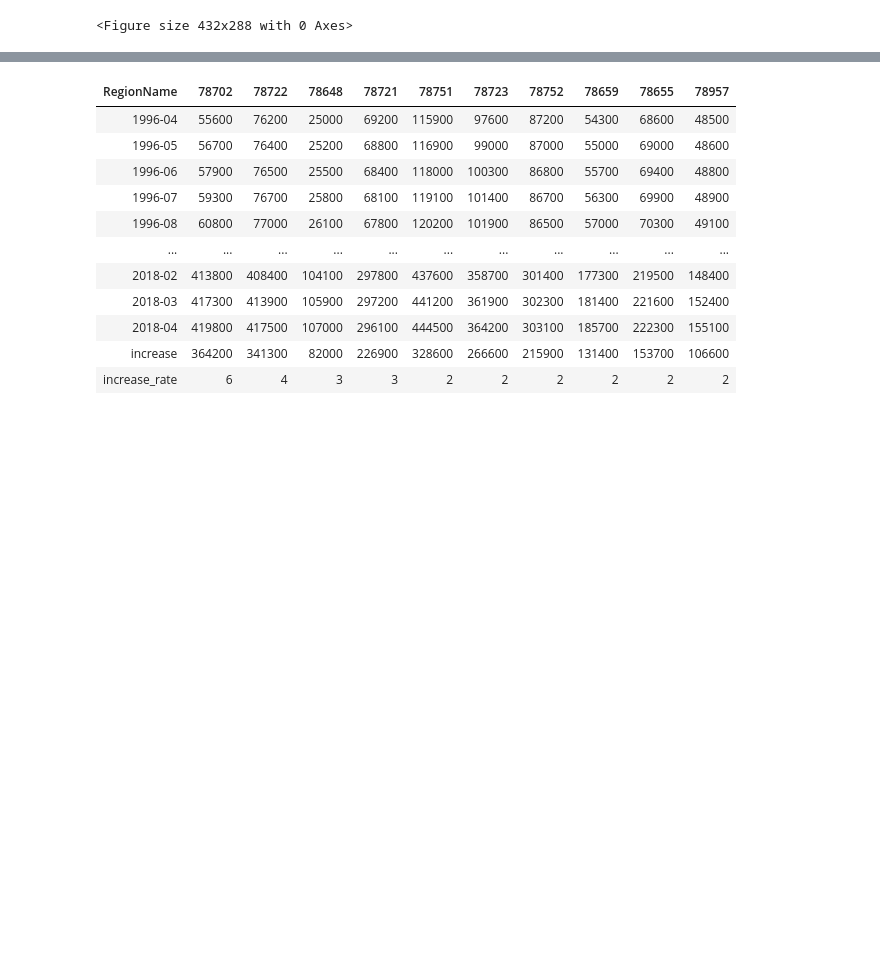
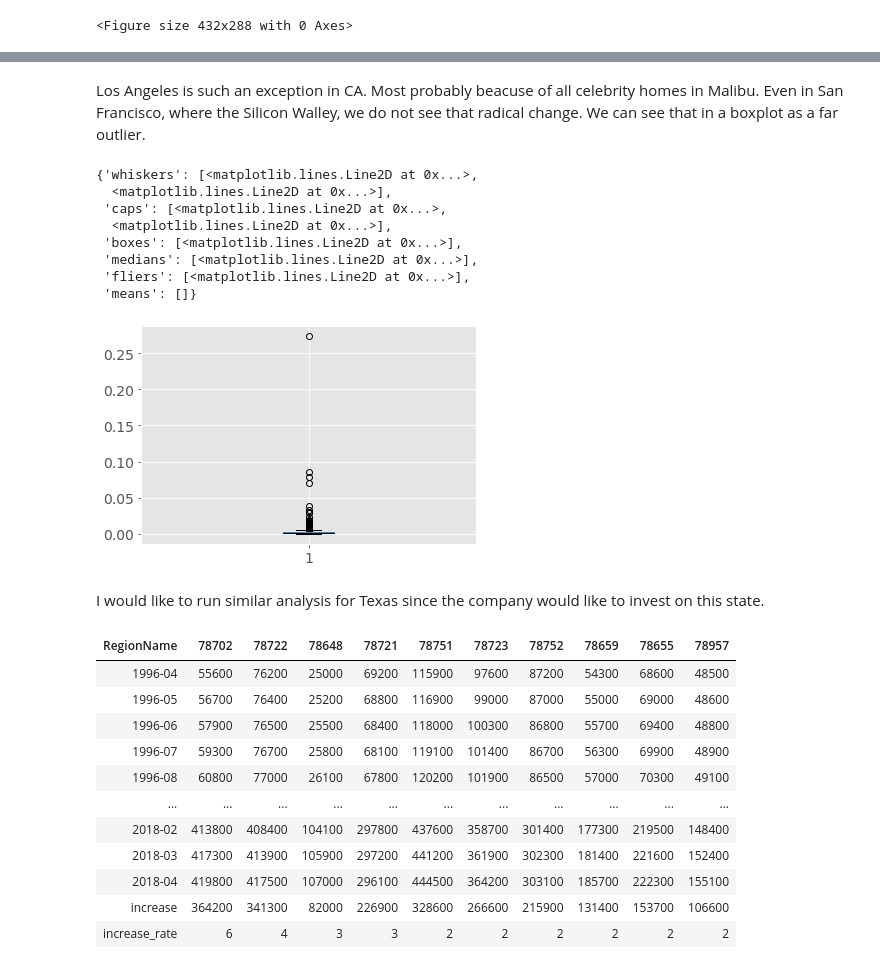
Before and after one commit to fcamuz/time-series-model-for-forecasting, a Jupyter notebook: mod_4_starter_notebook.ipynb, the cells around one changed output, grey strips where cells are left out. Saved outputs shown, nothing was run; the diff lists cells and outputs as text; code cells hidden in the pictures; blank space fills up the shorter version.

```diff
--- a/mod_4_starter_notebook.ipynb
+++ b/mod_4_starter_notebook.ipynb
@@ -173,2 +190,0 @@ df_full_CA = df_full_CA.drop(['RegionID', 'CountyName','Metro','SizeRank','State
-# %%
-CA_top5_city=(df_full_CA.groupby('City').sum()/len(df_full_CA)).sort_values('increase_rate')
@@ -229,3 +227,19 @@ plot_ca
+# %% [markdown]
+Los Angeles is such an exception in CA. Most probably beacuse of all celebrity homes in Malibu. Even in San Francisco, where the Silicon Walley, we do not see that radical change. We can see that in a boxplot as a far outlier.
+# %%
+plt.boxplot(CA_top5_city['increase_rate'])
+# %% [output]
+{'whiskers': [<matplotlib.lines.Line2D at 0x...>,
+  <matplotlib.lines.Line2D at 0x...>],
+ 'caps': [<matplotlib.lines.Line2D at 0x...>,
+  <matplotlib.lines.Line2D at 0x...>],
+ 'boxes': [<matplotlib.lines.Line2D at 0x...>],
+ 'medians': [<matplotlib.lines.Line2D at 0x...>],
+ 'fliers': [<matplotlib.lines.Line2D at 0x...>],
+ 'means': []}
+[figure, added]
+# %% [markdown]
+I would like to run similar analysis for Texas since the company would like to invest on this state.
 # %%
 #df_yr=dr.resample('AS').mean()
 #|r = melt_data(dr)['value']
```
Also changed, not shown: parts of 9 cells of this notebook.
